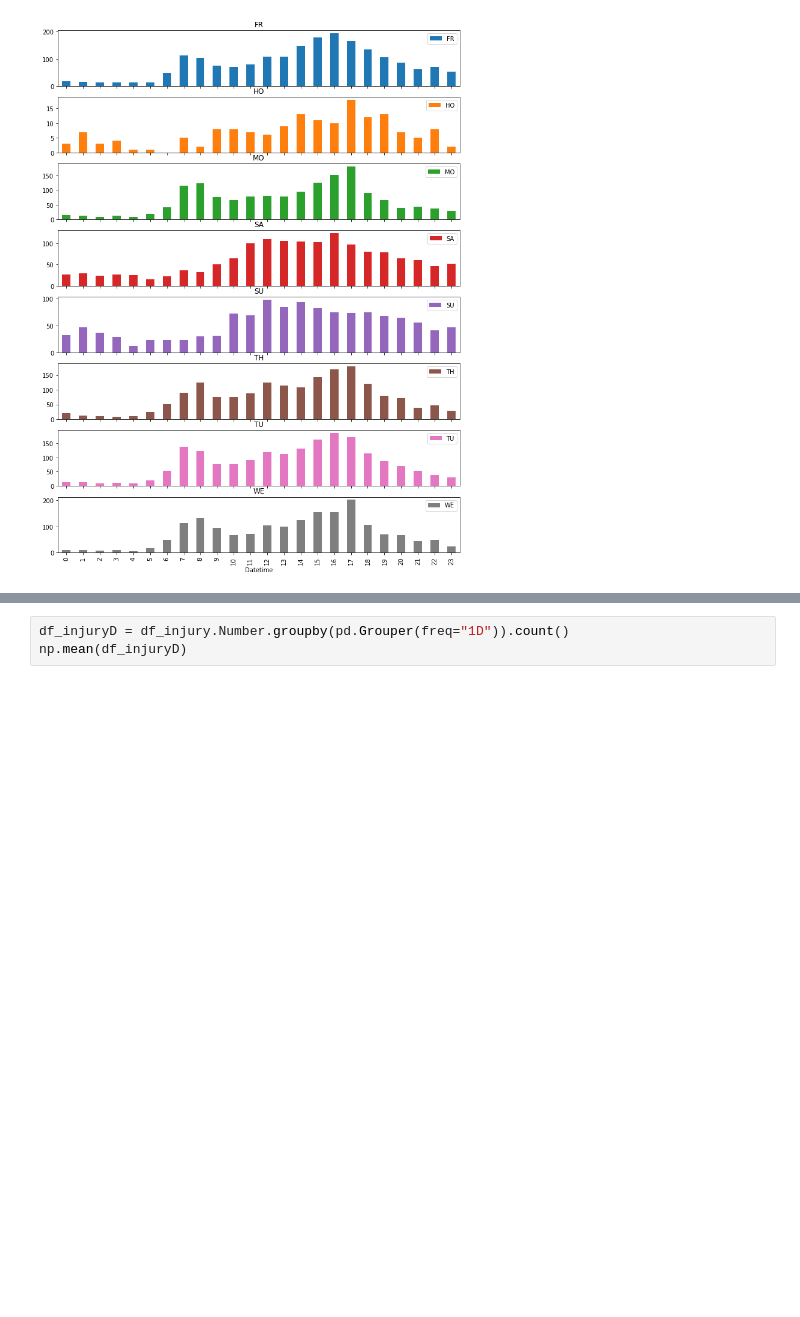
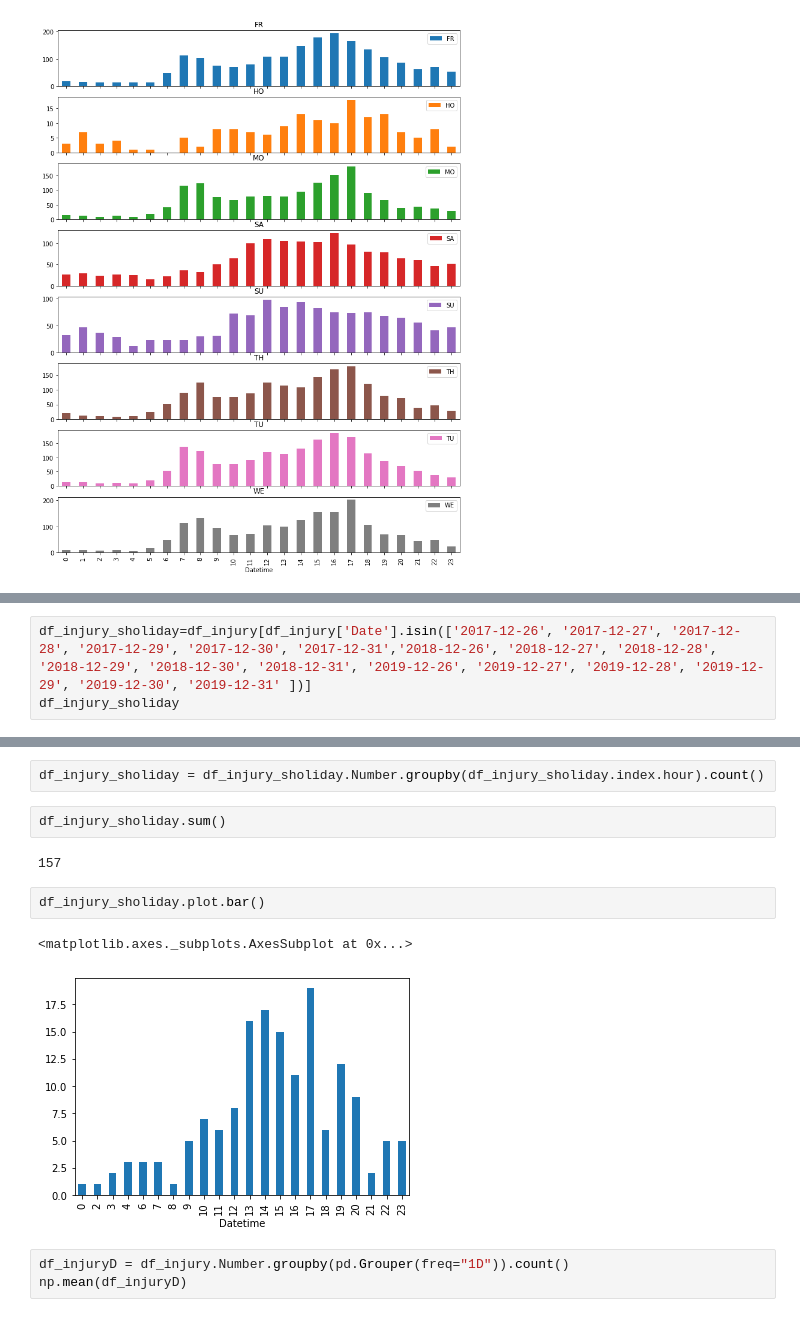
Before and after one commit to nshang88/NJ-Traffic-Research, a Jupyter notebook: Traffic_EDA.ipynb, the cells around one changed output, grey strips where cells are left out. Saved outputs shown, nothing was run; the diff lists cells and outputs as text; blank space fills up the shorter version.

```diff
--- a/Traffic_EDA.ipynb
+++ b/Traffic_EDA.ipynb
@@ -451,0 +493,3 @@ df_injury_w.unstack(level=1).plot(kind='bar', subplots=True, figsize=(12,16));
+# %%
+df_injury_sholiday=df_injury[df_injury['Date'].isin(['2017-12-26', '2017-12-27', '2017-12-28', '2017-12-29', '2017-12-30', '2017-12-31','2018-12-26', '2018-12-27', '2018-12-28', '2018-12-29', '2018-12-30', '2018-12-31', '2019-12-26', '2019-12-27', '2019-12-28', '2019-12-29', '2019-12-30', '2019-12-31' ])]
+df_injury_sholiday
@@ -452,3 +511,14 @@ df_injury_w.unstack(level=1).plot(kind='bar', subplots=True, figsize=(12,16));
+# %%
+df_injury_sholiday = df_injury_sholiday.Number.groupby(df_injury_sholiday.index.hour).count()
+# %%
+df_injury_sholiday.sum()
+# %% [output]
+157
+# %%
+df_injury_sholiday.plot.bar()
+# %% [output]
+<matplotlib.axes._subplots.AxesSubplot at 0x...>
+[figure, added]
 # %%
 df_injuryD = df_injury.Number.groupby(pd.Grouper(freq="1D")).count()
 np.mean(df_injuryD)
```
Also changed, not shown: parts of 39 cells of this notebook.
